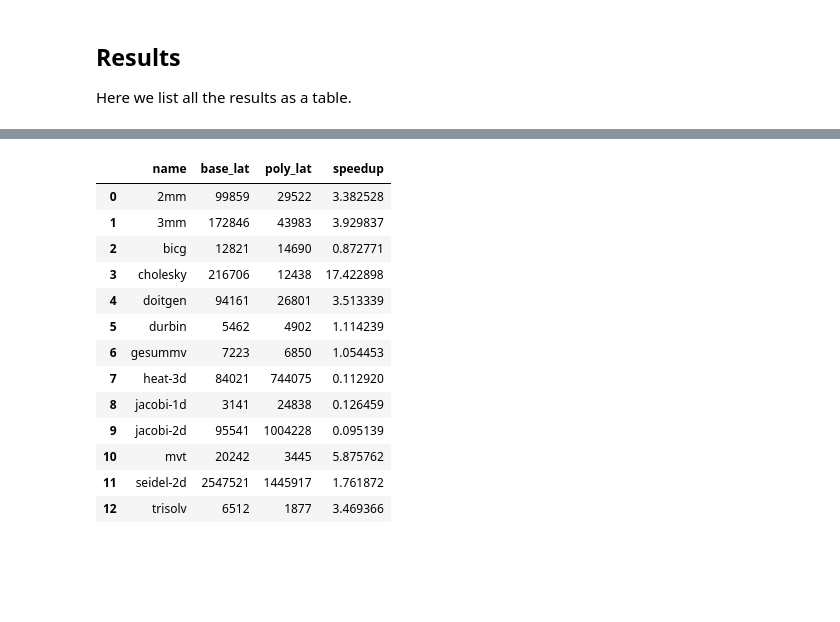
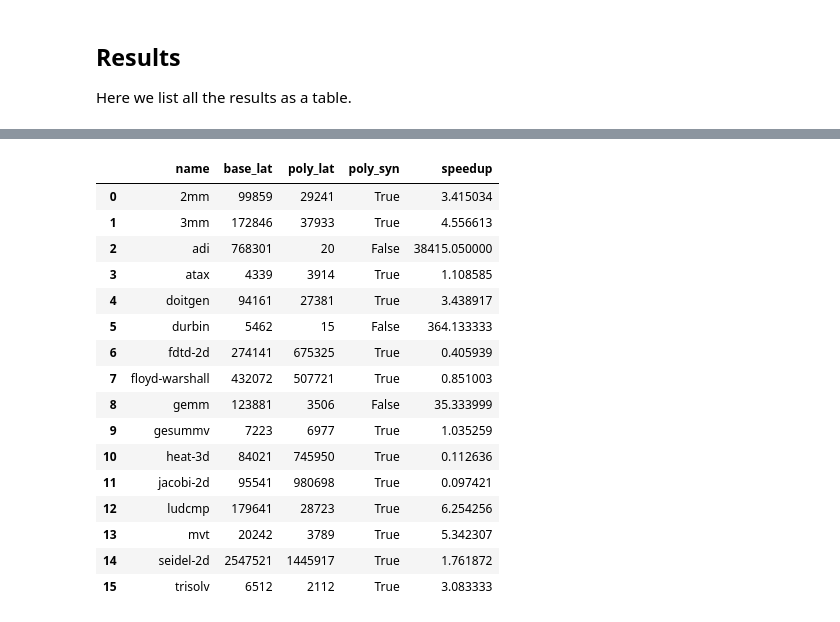
Before and after one commit to kumasento/polsca, a Jupyter notebook: notebooks/polybench-results.ipynb, the cells around one changed output, grey strips where cells are left out. Cells and saved outputs as stored; diff of their text form; code cells hidden in the pictures; blank space fills up the shorter version.

```diff
--- a/notebooks/polybench-results.ipynb
+++ b/notebooks/polybench-results.ipynb
@@ -138,28 +159,45 @@ polymer
-# %%
-base_succ = pb_utils.filter_success(baseline)
-poly_succ = pb_utils.filter_success(polymer)
-
-names = sorted(list(set(base_succ['name']) & set(poly_succ['name'])))
-
-df = pd.DataFrame(columns=('name', 'base_lat', 'poly_lat'),
-                  data=(zip(names,
-                            base_succ[base_succ['name'].isin(names)]['latency'],
-                            poly_succ[poly_succ['name'].isin(names)]['latency'])),
-                  dtype=object)
-df['speedup'] = (df['base_lat'] / df['poly_lat'])
-df
-# %% [output]
-|  | name | base_lat | poly_lat | speedup |
-| 0 | 2mm | 99859 | 29522 | 3.382528 |
-| 1 | 3mm | 172846 | 43983 | 3.929837 |
-| 2 | bicg | 12821 | 14690 | 0.872771 |
-| 3 | cholesky | 216706 | 12438 | 17.422898 |
-| 4 | doitgen | 94161 | 26801 | 3.513339 |
-| 5 | durbin | 5462 | 4902 | 1.114239 |
-| 6 | gesummv | 7223 | 6850 | 1.054453 |
-| 7 | heat-3d | 84021 | 744075 | 0.112920 |
-| 8 | jacobi-1d | 3141 | 24838 | 0.126459 |
-| 9 | jacobi-2d | 95541 | 1004228 | 0.095139 |
-| 10 | mvt | 20242 | 3445 | 5.875762 |
-| 11 | seidel-2d | 2547521 | 1445917 | 1.761872 |
-| 12 | trisolv | 6512 | 1877 | 3.469366 |
+# %%
+from collections import defaultdict
+
+def get_latency(df, name):
+  cosim_latency = df[df['name'] == name]['latency'].values[0]
+  if cosim_latency:
+    return cosim_latency, True
+  synth_latency = df[df['name'] == name]['syn_latency'].values[0]
+  return synth_latency, False
+
+base_succ = pb_utils.filter_success(baseline)
+poly_succ = pb_utils.filter_success(polymer)
+
+names = sorted(list(set(base_succ['name']) & set(poly_succ['name'])))
+
+data = defaultdict(list)
+
+for name in names:
+  data['name'].append(name)
+
+  data['base_lat'].append(get_latency(base_succ, name)[0])
+  data['poly_lat'].append(get_latency(poly_succ, name)[0])
+  data['cosim'].append(get_latency(poly_succ, name)[1])
+
+df = pd.DataFrame(data)
+df['speedup'] = (df['base_lat'] / df['poly_lat'])
+df
+# %% [output]
+|  | name | base_lat | poly_lat | poly_syn | speedup |
+| 0 | 2mm | 99859 | 29241 | True | 3.415034 |
+| 1 | 3mm | 172846 | 37933 | True | 4.556613 |
+| 2 | adi | 768301 | 20 | False | 38415.050000 |
+| 3 | atax | 4339 | 3914 | True | 1.108585 |
+| 4 | doitgen | 94161 | 27381 | True | 3.438917 |
+| 5 | durbin | 5462 | 15 | False | 364.133333 |
+| 6 | fdtd-2d | 274141 | 675325 | True | 0.405939 |
+| 7 | floyd-warshall | 432072 | 507721 | True | 0.851003 |
+| 8 | gemm | 123881 | 3506 | False | 35.333999 |
+| 9 | gesummv | 7223 | 6977 | True | 1.035259 |
+| 10 | heat-3d | 84021 | 745950 | True | 0.112636 |
+| 11 | jacobi-2d | 95541 | 980698 | True | 0.097421 |
+| 12 | ludcmp | 179641 | 28723 | True | 6.254256 |
+| 13 | mvt | 20242 | 3789 | True | 5.342307 |
+| 14 | seidel-2d | 2547521 | 1445917 | True | 1.761872 |
+| 15 | trisolv | 6512 | 2112 | True | 3.083333 |
```
Also changed, not shown: parts of 4 cells of this notebook, 4 other files.
